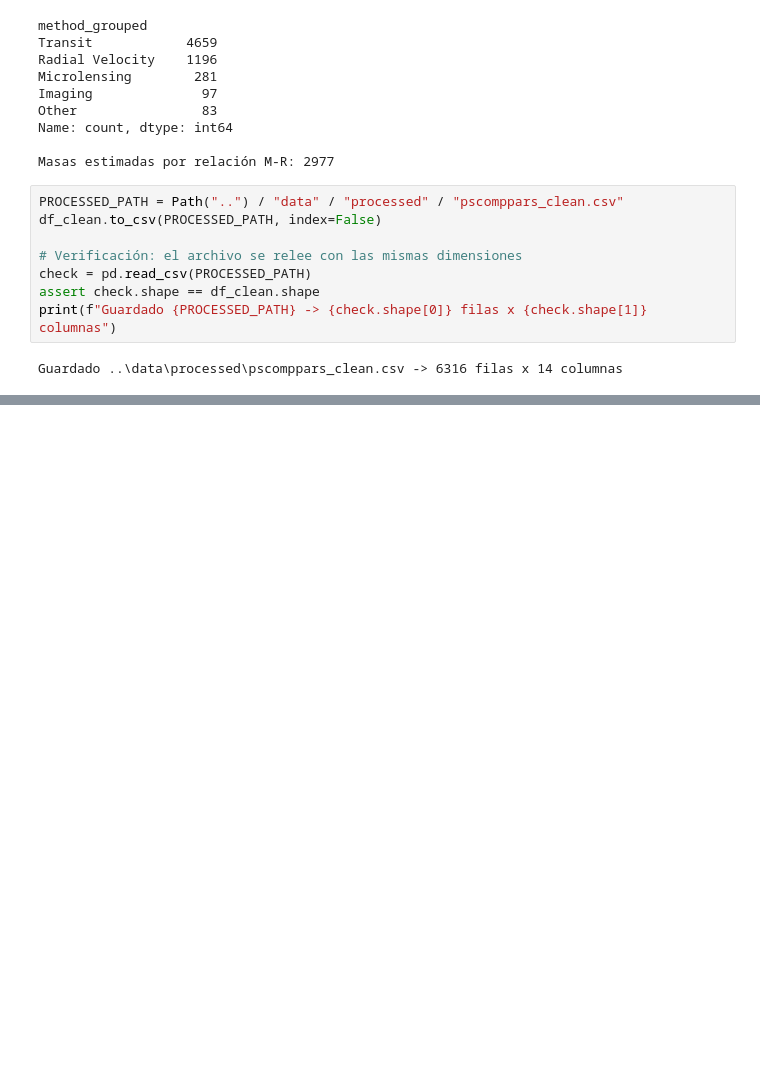
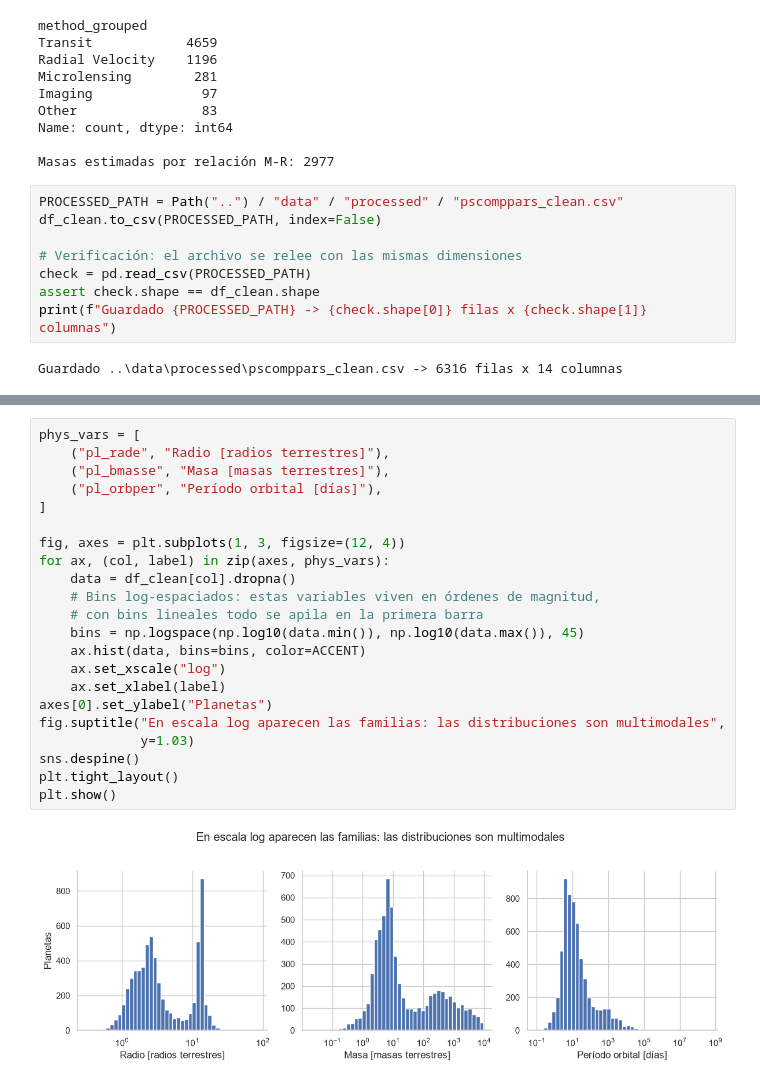
Before and after one commit to Nachuwu/exoplanet-eda, a Jupyter notebook: notebooks/exoplanet-eda.ipynb, the cells around one changed output, grey strips where cells are left out. Cells and saved outputs as stored; diff of their text form; blank space fills up the shorter version.

```diff
--- a/notebooks/exoplanet-eda.ipynb
+++ b/notebooks/exoplanet-eda.ipynb
@@ -274,0 +377,24 @@ Guardado ..\data\processed\pscomppars_clean.csv -> 6316 filas x 14 columnas
+# %%
+phys_vars = [
+    ("pl_rade", "Radio [radios terrestres]"),
+    ("pl_bmasse", "Masa [masas terrestres]"),
+    ("pl_orbper", "Período orbital [días]"),
+]
+
+fig, axes = plt.subplots(1, 3, figsize=(12, 4))
+for ax, (col, label) in zip(axes, phys_vars):
+    data = df_clean[col].dropna()
+    # Bins log-espaciados: estas variables viven en órdenes de magnitud,
+    # con bins lineales todo se apila en la primera barra
+    bins = np.logspace(np.log10(data.min()), np.log10(data.max()), 45)
+    ax.hist(data, bins=bins, color=ACCENT)
+    ax.set_xscale("log")
+    ax.set_xlabel(label)
+axes[0].set_ylabel("Planetas")
+fig.suptitle("En escala log aparecen las familias: las distribuciones son multimodales",
+             y=1.03)
+sns.despine()
+plt.tight_layout()
+plt.show()
+# %% [output]
+[figure, added]
```
Also changed, not shown: parts of 10 cells of this notebook.
